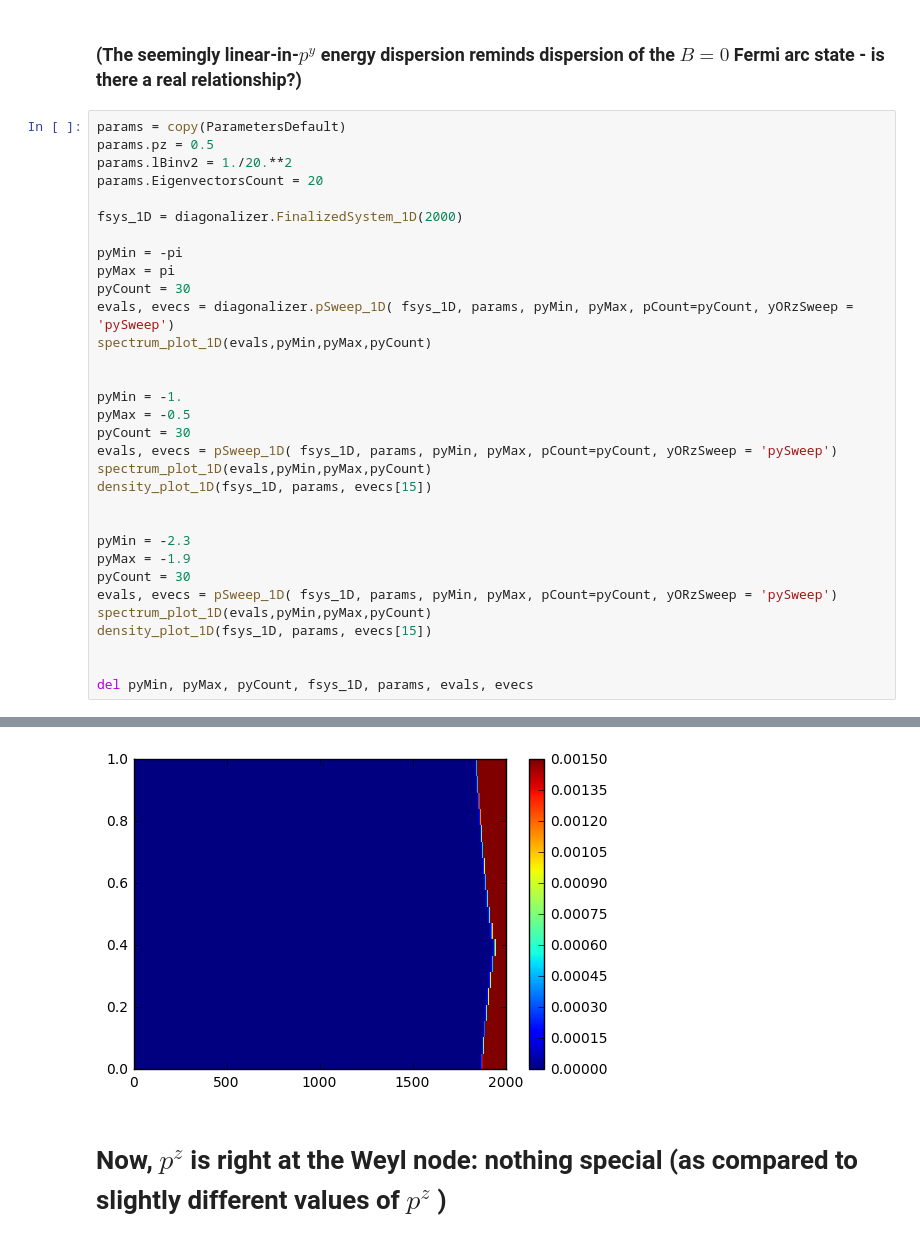
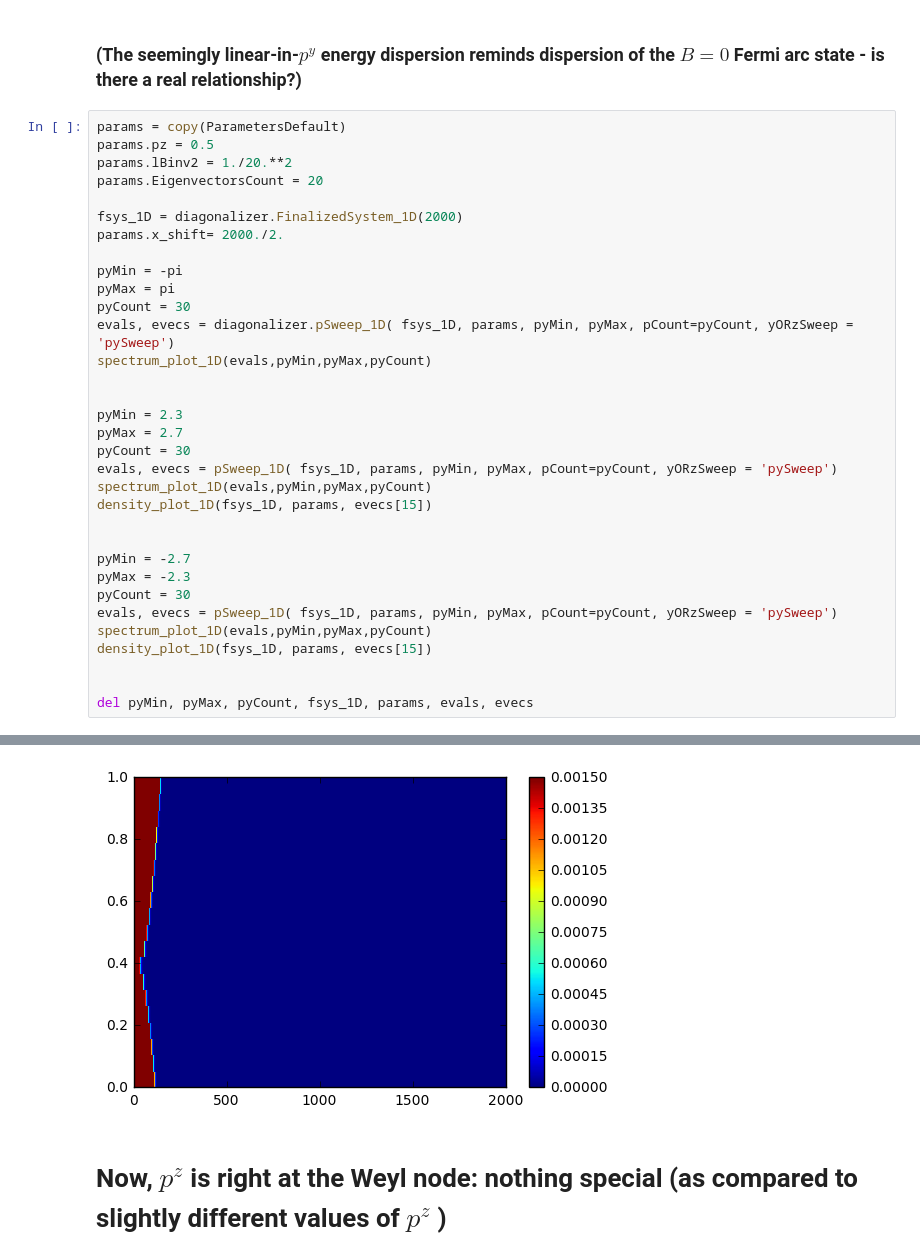
Before and after one commit to Artem-Ivashko/Vazifeh-Franz-magnetic-field, a Jupyter notebook: Wall-creep.ipynb, the cells around one changed output, grey strips where cells are left out. Drawn from its saved outputs; the diff is of its cells as text.

```diff
--- a/Wall-creep.ipynb
+++ b/Wall-creep.ipynb
@@ -36,6 +36,7 @@ params.lBinv2 = 1./20.**2
 params.EigenvectorsCount = 20
 
 fsys_1D = diagonalizer.FinalizedSystem_1D(2000)
+params.x_shift= 2000./2.
 
 pyMin = -pi
 pyMax = pi
@@ -44,16 +45,16 @@ evals, evecs = diagonalizer.pSweep_1D( fsys_1D, params, pyMin, pyMax, pCount=pyC
 spectrum_plot_1D(evals,pyMin,pyMax,pyCount)
 
 
-pyMin = -1.
-pyMax = -0.5
+pyMin = 2.3
+pyMax = 2.7
 pyCount = 30
 evals, evecs = pSweep_1D( fsys_1D, params, pyMin, pyMax, pCount=pyCount, yORzSweep = 'pySweep')
 spectrum_plot_1D(evals,pyMin,pyMax,pyCount)
 density_plot_1D(fsys_1D, params, evecs[15])
 
 
-pyMin = -2.3
-pyMax = -1.9
+pyMin = -2.7
+pyMax = -2.3
 pyCount = 30
 evals, evecs = pSweep_1D( fsys_1D, params, pyMin, pyMax, pCount=pyCount, yORzSweep = 'pySweep')
 spectrum_plot_1D(evals,pyMin,pyMax,pyCount)
@@ -69,4 +70,4 @@ del pyMin, pyMax, pyCount, fsys_1D, params, evals, evecs
-[figure, old version]
+[figure, new version]
 # %% [markdown]
 # Now, $p^z$ is right at the Weyl node: nothing special (as compared to slightly different values of $p^z$ )
 # %% [markdown]
```
Also changed, not shown: parts of 15 cells of this notebook, 2 other files.
